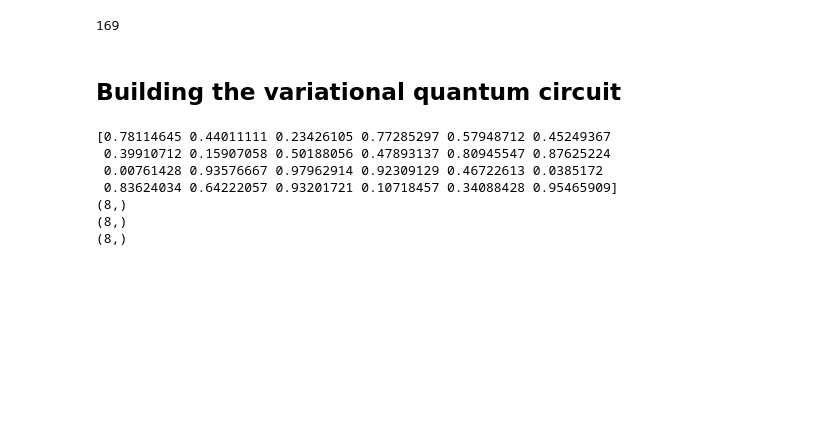
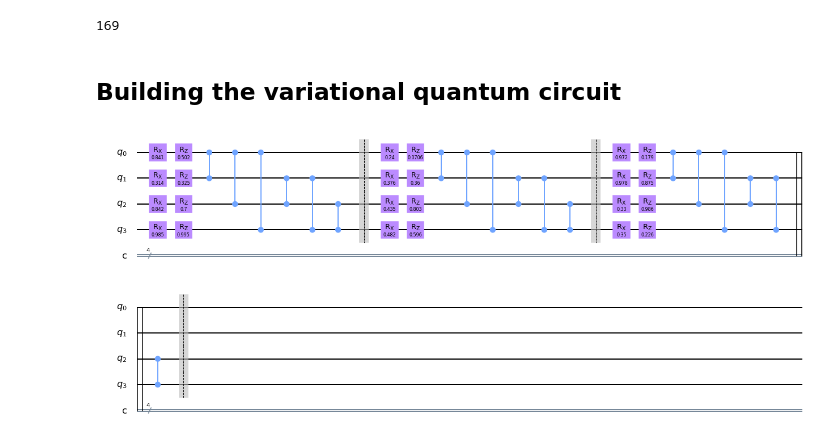
Before and after one commit to fioyarce/qosf_mentorship_program, a Jupyter notebook: Task 1/Task 1 - Solution.ipynb, the cells around one changed output. Saved outputs shown, nothing was run; the diff lists cells and outputs as text; code cells hidden in the pictures; blank space fills up the shorter version.

Commit message:
Build variational circuit in qiskit.

```diff
--- a/Task 1/Task 1 - Solution.ipynb
+++ b/Task 1/Task 1 - Solution.ipynb
@@ -300,18 +344,9 @@ def built_circuit(number_layers, params):
-# %%
-n_parameters_per_layer = 8
-n_layers = 3
-params = np.random.rand(3*8)
-print(params)
-for i in range(n_layers):
-    start = i*n_parameters_per_layer
-    end = (i+1)*n_parameters_per_layer
-    vect = params[start:end]
-    print(vect.shape)
-# %% [output]
-[0.78114645 0.44011111 0.23426105 0.77285297 0.57948712 0.45249367
- 0.39910712 0.15907058 0.50188056 0.47893137 0.80945547 0.87625224
- 0.00761428 0.93576667 0.97962914 0.92309129 0.46722613 0.0385172
- 0.83624034 0.64222057 0.93201721 0.10718457 0.34088428 0.95465909]
-(8,)
-(8,)
-(8,)
+# %%
+n_parameters_per_layer = 8
+n_layers = 3
+params = np.random.rand(n_layers*n_parameters_per_layer)
+qc = built_variational_circuit(n_layers, params)
+# %%
+qc.draw(output='mpl')
+# %% [output]
+[figure, added]
```
Also changed, not shown: parts of 6 cells of this notebook.
